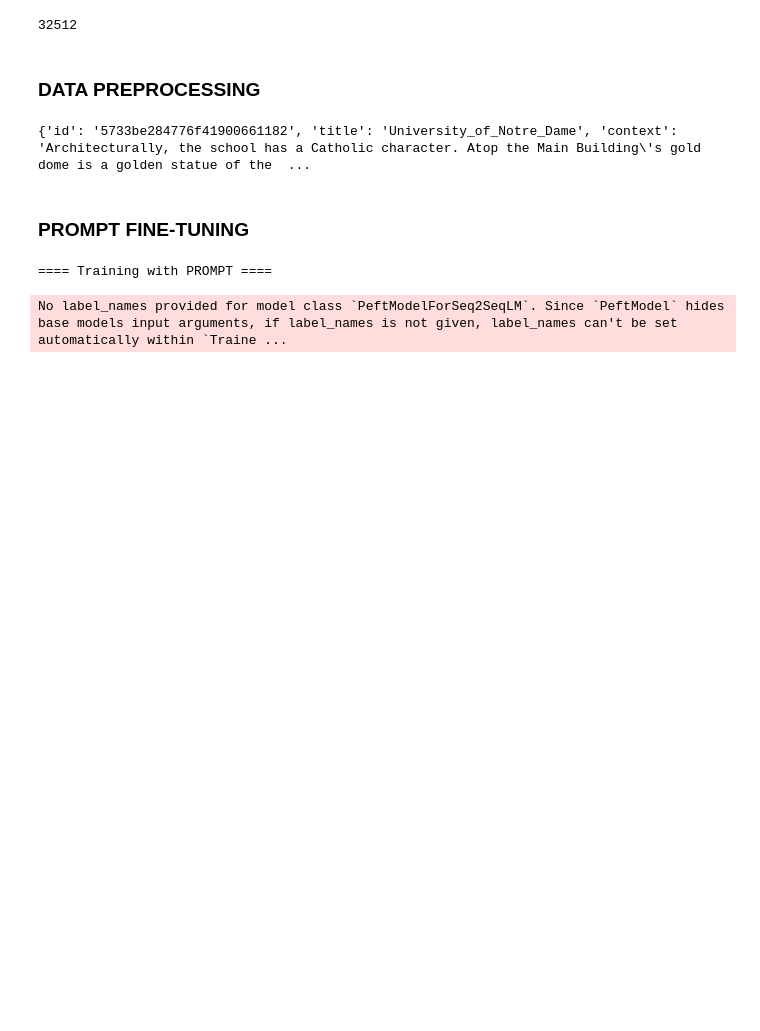
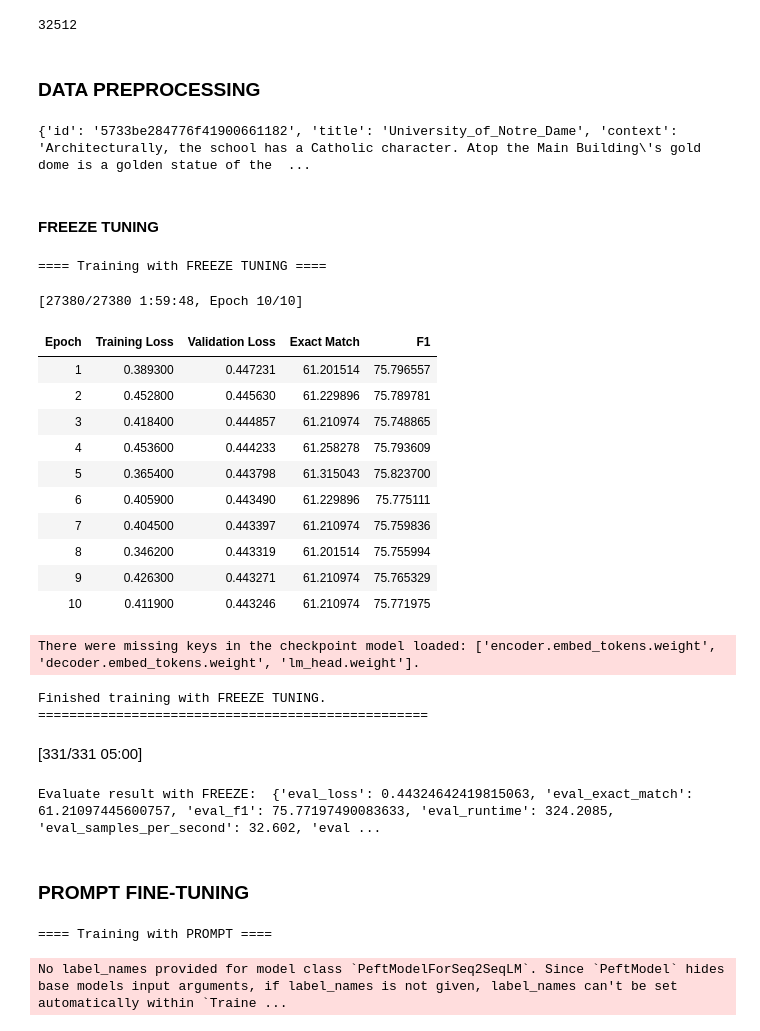
Before and after one commit to phuongthao0515/NLP_Assignment, a Jupyter notebook: T5_model/T5_QuestionAnswering.ipynb, the cells around one changed output. Cells and saved outputs as stored; diff of their text form; code cells hidden in the pictures; blank space fills up the shorter version.

```diff
--- a/T5_model/T5_QuestionAnswering.ipynb
+++ b/T5_model/T5_QuestionAnswering.ipynb
@@ -129,6 +129,79 @@ def compute_metrics(eval_pred):
 
 
     return metric.compute(predictions=predictions_list, references=references_list)
+# %% [markdown]
+#### FREEZE TUNING
+# %%
+print("\n==== Training with FREEZE TUNING ====\n")
+model_name = "t5-small"
+model = AutoModelForSeq2SeqLM.from_pretrained(model_name).to("cpu")
+
+# Freeze all parameters
+for param in model.parameters():
+    param.requires_grad = False
+
+# Unfreeze specific parameters - example: unfreeze the LM head only
+for param in model.lm_head.parameters():
+    param.requires_grad = True
+
+training_args = Seq2SeqTrainingArguments(
+    output_dir="./t5-freeze-tuning",
+    per_device_train_batch_size=16,
+    per_device_eval_batch_size=16,
+    predict_with_generate=True,
+    generation_max_length=64,
+    generation_num_beams=4,
+    eval_strategy="epoch",
+    save_strategy="epoch",
+    learning_rate=3e-4,
+    num_train_epochs=10,
+    logging_dir="./logs-freeze",
+    logging_steps=10,
+    save_total_limit=2,
+    load_best_model_at_end=True,
+    report_to="none",
+    fp16=False,
+)
+
+data_collator = DataCollatorForSeq2Seq(tokenizer, model)
+
+trainer_freeze = Seq2SeqTrainer(
+    model=model,
+    args=training_args,
+    train_dataset=dataset["train"],
+    eval_dataset=dataset["validation"],
+    tokenizer=tokenizer,
+    data_collator=data_collator,
+    compute_metrics=compute_metrics,
+)
+
+trainer_freeze.train()
+model.save_pretrained("./t5-freeze-tuning")
+tokenizer.save_pretrained("./t5-freeze-tuning")
+print("Finished training with FREEZE TUNING.\n" + "="*50)
+# %% [output]
+==== Training with FREEZE TUNING ====
+[27380/27380 1:59:48, Epoch 10/10]
+| Epoch | Training Loss | Validation Loss | Exact Match | F1 |
+| 1 | 0.389300 | 0.447231 | 61.201514 | 75.796557 |
+| 2 | 0.452800 | 0.445630 | 61.229896 | 75.789781 |
+| 3 | 0.418400 | 0.444857 | 61.210974 | 75.748865 |
+| 4 | 0.453600 | 0.444233 | 61.258278 | 75.793609 |
+| 5 | 0.365400 | 0.443798 | 61.315043 | 75.823700 |
+| 6 | 0.405900 | 0.443490 | 61.229896 | 75.775111 |
+| 7 | 0.404500 | 0.443397 | 61.210974 | 75.759836 |
+| 8 | 0.346200 | 0.443319 | 61.201514 | 75.755994 |
+| 9 | 0.426300 | 0.443271 | 61.210974 | 75.765329 |
+| 10 | 0.411900 | 0.443246 | 61.210974 | 75.771975 |
+There were missing keys in the checkpoint model loaded: ['encoder.embed_tokens.weight', 'decoder.embed_tokens.weight', 'lm_head.weight'].
+Finished training with FREEZE TUNING.
+==================================================
+# %%
+freeze_results = trainer_freeze.evaluate()
+print("Evaluate result with FREEZE: ", freeze_results)
+# %% [output]
+[331/331 05:00]
+Evaluate result with FREEZE:  {'eval_loss': 0.44324642419815063, 'eval_exact_match': 61.21097445600757, 'eval_f1': 75.77197490083633, 'eval_runtime': 324.2085, 'eval_samples_per_second': 32.602, 'eval ...
 # %% [markdown]
 ### PROMPT FINE-TUNING
 # %%
```
Also changed, not shown: parts of 9 cells of this notebook.
